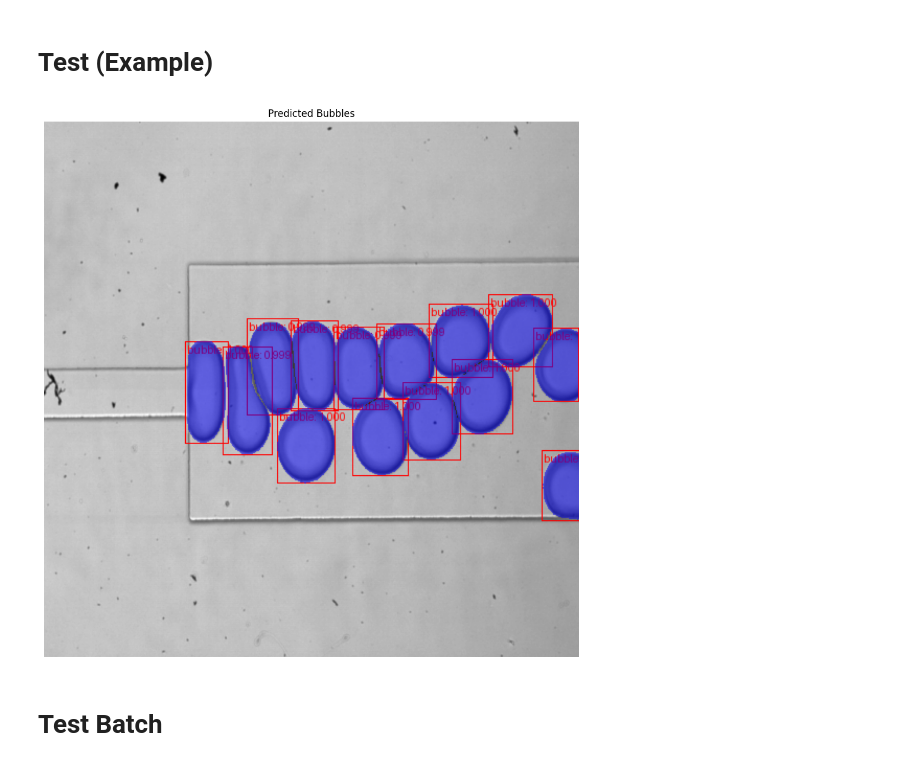
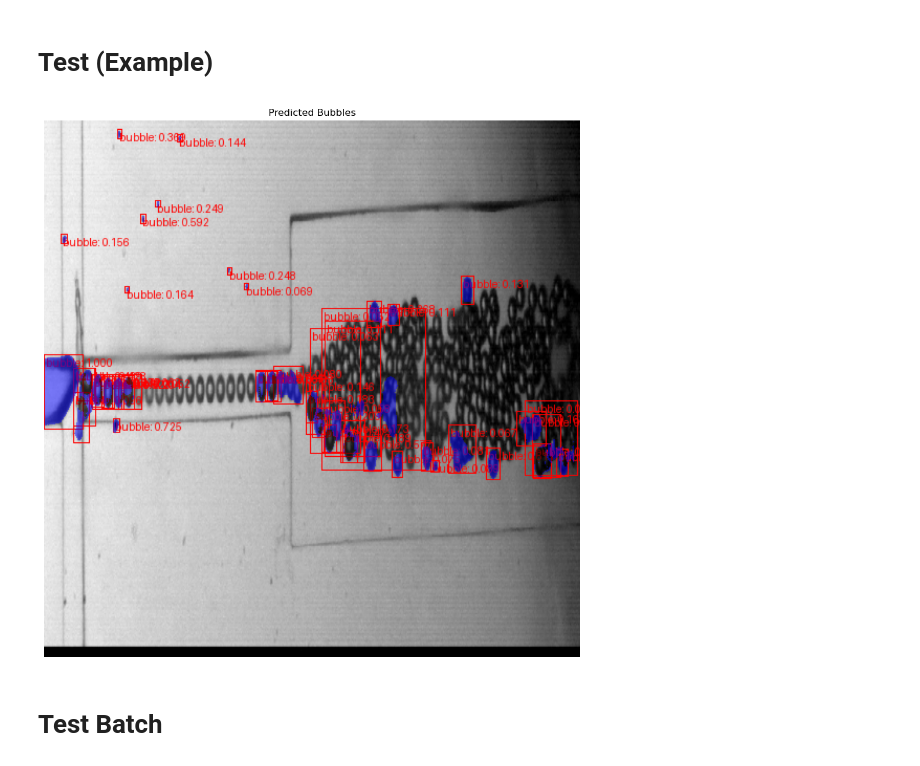
Before and after one commit to jotac431/Advanced-Segmentation-Techniques-for-Multiphase-Experimental-Images, a Jupyter notebook: notebooks/detection/model_eval.ipynb, the cells around one changed output. Saved outputs shown, nothing was run; the diff lists cells and outputs as text; code cells hidden in the pictures.

```diff
--- a/notebooks/detection/model_eval.ipynb
+++ b/notebooks/detection/model_eval.ipynb
@@ -311,11 +320,12 @@ import torch
 
 #image = read_image("../../../BubANN_GAN.v1i.coco-segmentation/test/BubGAN_0002_jpg.rf.a78f79c439aaf0c4cfcaac4ce751a071.jpg")
 #image = read_image("../../../frames_ana\\02_07_20\\qc2_qd1_10x_formacao\\qc2_qd1_10x_formacao_00000.jpg")
-image = read_image("../../../datasets/frames_ana/02_07_20/qc2_qd1_10x_formacao2/qc2_qd1_10x_formacao2_00000.jpg")
+#image = read_image("../../../datasets/frames_ana/02_07_20/qc2_qd1_10x_formacao2/qc2_qd1_10x_formacao2_00000.jpg")
+image = read_image("../../../datasets/chosen_images/qd2qc8_5x_1_00000.jpg")
 eval_transform = get_transform(train=False)
 
-score_thresh = 0.9  # Confidence threshold
-min_area = 500     # Minimum bubble size in pixels
+score_thresh = 0.05  # Confidence threshold
+min_area = 10     # Minimum bubble size in pixels
 
 model.eval()
 with torch.no_grad():
@@ -330,34 +340,34 @@ keep = pred["scores"] > score_thresh
 scores = pred["scores"][keep]
 boxes = pred["boxes"][keep]
 masks = pred["masks"][keep]
 
 # Filter masks by area (size)
 areas = masks.sum(dim=[1, 2, 3])  # Sum over HxW for each mask
 keep_area = areas > min_area
 
 # Final filtered outputs
 boxes = boxes[keep_area].cpu().long()
 masks = (masks[keep_area].cpu() > 0.7).squeeze(1)
 labels = [f"bubble: {score:.3f}" for score in scores[keep_area]]
 
 # Prepare image for visualization (use x)
 vis_img = (255.0 * (x.cpu() - x.cpu().min()) / (x.cpu().max() - x.cpu().min())).to(torch.uint8)
 vis_img = vis_img[:3, ...]
 
 #pred_labels = [f"bubble: {score:.3f}" for score in pred["scores"]]
 #pred_boxes = pred["boxes"].cpu().long()
 #masks = (pred["masks"].cpu() > 0.7).squeeze(1)
 
 output_image = draw_bounding_boxes(vis_img, boxes, labels, colors="red")
 output_image = draw_segmentation_masks(output_image, masks, alpha=0.5, colors="blue")
 
 plt.figure(figsize=(12, 12))
 plt.imshow(output_image.permute(1, 2, 0))
 plt.axis("off")
 plt.title("Predicted Bubbles")
 plt.show()
 # %% [output]
-[figure, old version]
+[figure, new version]
 # %% [markdown]
 Test Batch
 =========
```
Also changed, not shown: parts of 2 cells of this notebook, 12 other files.
